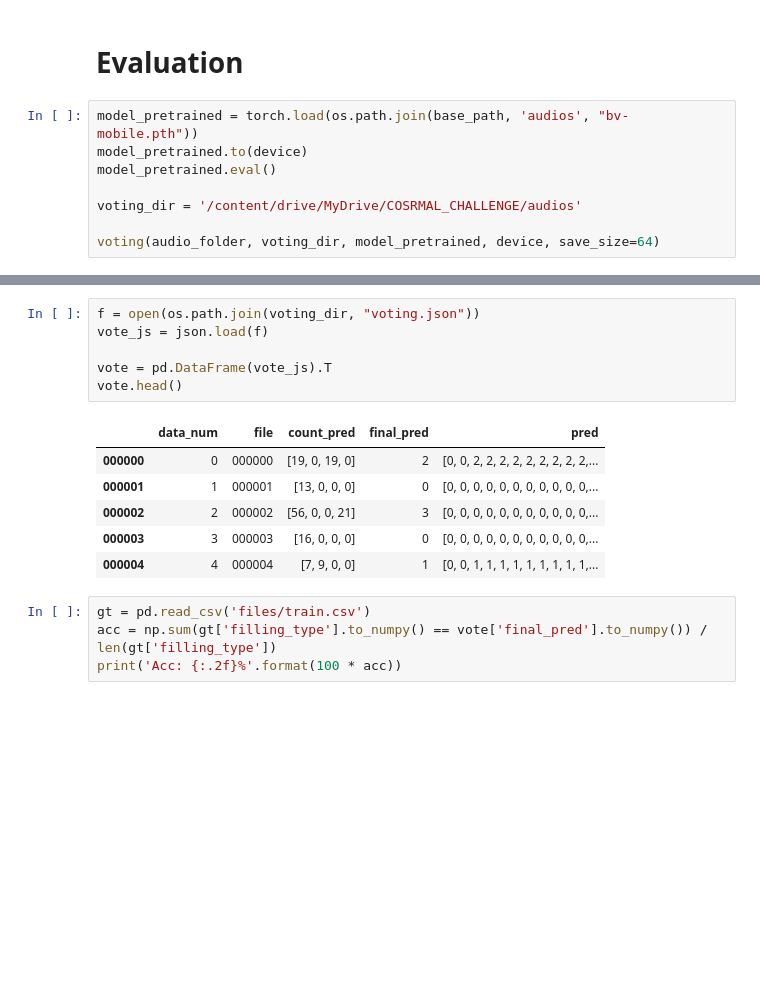
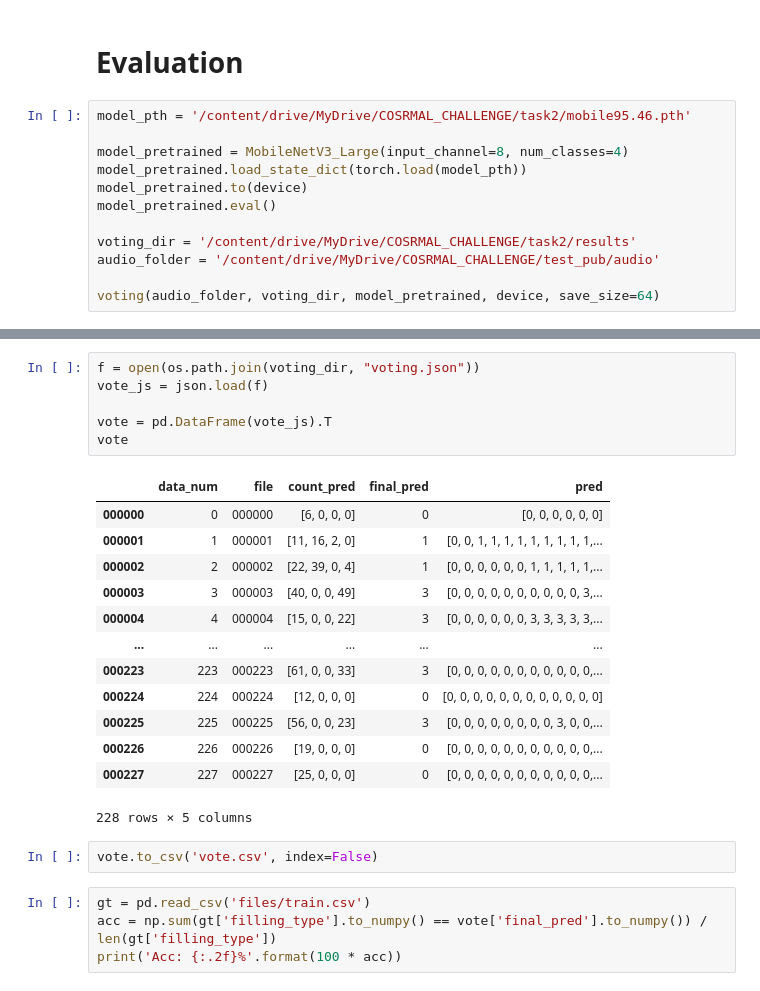
Before and after one commit to Noone65536/CORSMAL-Challenge-2022-Squids, a Jupyter notebook: task2.ipynb, the cells around one changed output, grey strips where cells are left out. Drawn from its saved outputs; the diff is of its cells as text; blank space fills up the shorter version.

Commit message:
Add results for task2 test dataset

```diff
--- a/task2.ipynb
+++ b/task2.ipynb
@@ -223,10 +279,14 @@ for epoch in range(epochs):
 # %% [markdown]
 # Evaluation
 # %%
-model_pretrained = torch.load(os.path.join(base_path, 'audios', "bv-mobile.pth"))
+model_pth = '/content/drive/MyDrive/COSRMAL_CHALLENGE/task2/mobile95.46.pth'
+
+model_pretrained = MobileNetV3_Large(input_channel=8, num_classes=4)
+model_pretrained.load_state_dict(torch.load(model_pth))
 model_pretrained.to(device)
 model_pretrained.eval()
 
-voting_dir = '/content/drive/MyDrive/COSRMAL_CHALLENGE/audios'
+voting_dir = '/content/drive/MyDrive/COSRMAL_CHALLENGE/task2/results'
+audio_folder = '/content/drive/MyDrive/COSRMAL_CHALLENGE/test_pub/audio'
 
 voting(audio_folder, voting_dir, model_pretrained, device, save_size=64)
@@ -233,16 +295,25 @@ voting(audio_folder, voting_dir, model_pretrained, device, save_size=64)
 # %%
 f = open(os.path.join(voting_dir, "voting.json"))
 vote_js = json.load(f)
 
 vote = pd.DataFrame(vote_js).T
-vote.head()
+vote
 # %% [output]
 |  | data_num | file | count_pred | final_pred | pred |
-| 000000 | 0 | 000000 | [19, 0, 19, 0] | 2 | [0, 0, 2, 2, 2, 2, 2, 2, 2, 2, 2,... |
-| 000001 | 1 | 000001 | [13, 0, 0, 0] | 0 | [0, 0, 0, 0, 0, 0, 0, 0, 0, 0, 0,... |
-| 000002 | 2 | 000002 | [56, 0, 0, 21] | 3 | [0, 0, 0, 0, 0, 0, 0, 0, 0, 0, 0,... |
-| 000003 | 3 | 000003 | [16, 0, 0, 0] | 0 | [0, 0, 0, 0, 0, 0, 0, 0, 0, 0, 0,... |
-| 000004 | 4 | 000004 | [7, 9, 0, 0] | 1 | [0, 0, 1, 1, 1, 1, 1, 1, 1, 1, 1,... |
+| 000000 | 0 | 000000 | [6, 0, 0, 0] | 0 | [0, 0, 0, 0, 0, 0] |
+| 000001 | 1 | 000001 | [11, 16, 2, 0] | 1 | [0, 0, 1, 1, 1, 1, 1, 1, 1, 1, 1,... |
+| 000002 | 2 | 000002 | [22, 39, 0, 4] | 1 | [0, 0, 0, 0, 0, 0, 1, 1, 1, 1, 1,... |
+| 000003 | 3 | 000003 | [40, 0, 0, 49] | 3 | [0, 0, 0, 0, 0, 0, 0, 0, 0, 0, 3,... |
+| 000004 | 4 | 000004 | [15, 0, 0, 22] | 3 | [0, 0, 0, 0, 0, 0, 3, 3, 3, 3, 3,... |
+| ... | ... | ... | ... | ... | ... |
+| 000223 | 223 | 000223 | [61, 0, 0, 33] | 3 | [0, 0, 0, 0, 0, 0, 0, 0, 0, 0, 0,... |
+| 000224 | 224 | 000224 | [12, 0, 0, 0] | 0 | [0, 0, 0, 0, 0, 0, 0, 0, 0, 0, 0, 0] |
+| 000225 | 225 | 000225 | [56, 0, 0, 23] | 3 | [0, 0, 0, 0, 0, 0, 0, 0, 3, 0, 0,... |
+| 000226 | 226 | 000226 | [19, 0, 0, 0] | 0 | [0, 0, 0, 0, 0, 0, 0, 0, 0, 0, 0,... |
+| 000227 | 227 | 000227 | [25, 0, 0, 0] | 0 | [0, 0, 0, 0, 0, 0, 0, 0, 0, 0, 0,... |
+228 rows × 5 columns
+# %%
+vote.to_csv('vote.csv', index=False)
 # %%
 gt = pd.read_csv('files/train.csv')
 acc = np.sum(gt['filling_type'].to_numpy() == vote['final_pred'].to_numpy()) / len(gt['filling_type'])
```
Also changed, not shown: parts of 8 cells of this notebook.
